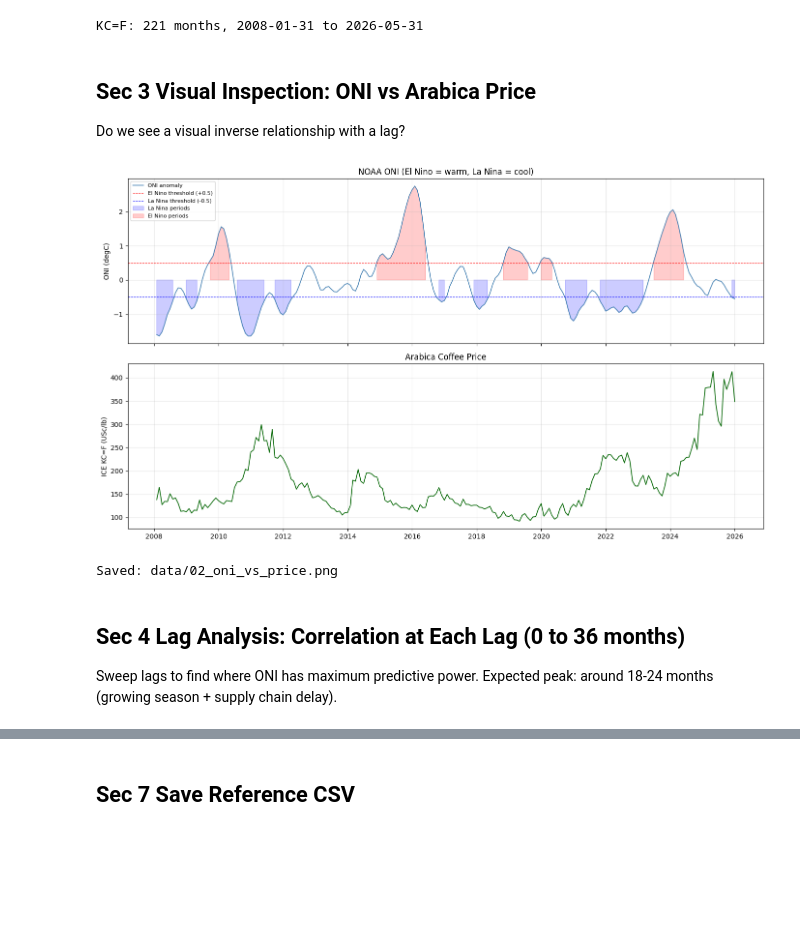
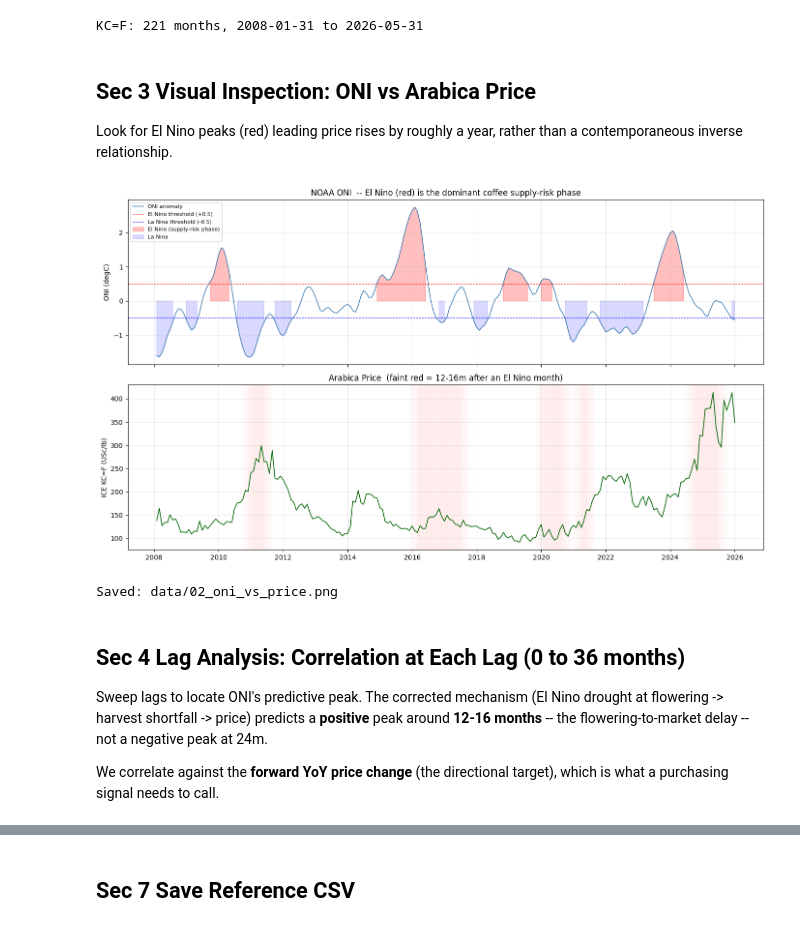
Before and after one commit to abhirajp97/greensignal, a Jupyter notebook: notebooks/coffee_backtests/02_enso_signal.ipynb, the cells around one changed output, grey strips where cells are left out. Saved outputs shown, nothing was run; the diff lists cells and outputs as text; code cells hidden in the pictures; blank space fills up the shorter version.

```diff
--- a/notebooks/coffee_backtests/02_enso_signal.ipynb
+++ b/notebooks/coffee_backtests/02_enso_signal.ipynb
@@ -86,49 +109,59 @@ KC=F: 221 months, 2008-01-31 to 2026-05-31
 # %% [markdown]
 ## Sec 3  Visual Inspection: ONI vs Arabica Price
 
-Do we see a visual inverse relationship with a lag?
+Look for El Nino peaks (red) leading price rises by roughly a year, rather than a
+contemporaneous inverse relationship.
 # %%
 merged_all = kc_df[['settle']].join(oni_df, how='inner').dropna()
 
 fig, axes = plt.subplots(2, 1, figsize=(14, 8), sharex=True)
 
-# ONI with El Nino / La Nina shading
 axes[0].plot(merged_all.index, merged_all['oni_anom'],
              color='steelblue', lw=1.2, label='ONI anomaly')
 axes[0].axhline(0.5,  color='red',  linestyle='--', lw=0.8,
                 label='El Nino threshold (+0.5)')
 axes[0].axhline(-0.5, color='blue', linestyle='--', lw=0.8,
                 label='La Nina threshold (-0.5)')
 axes[0].fill_between(merged_all.index, merged_all['oni_anom'], 0,
+                     where=merged_all['oni_anom'] > 0.5,
+                     alpha=0.25, color='red', label='El Nino (supply-risk phase)')
+axes[0].fill_between(merged_all.index, merged_all['oni_anom'], 0,
                      where=merged_all['oni_anom'] < -0.5,
-                     alpha=0.2, color='blue', label='La Nina periods')
-axes[0].fill_between(merged_all.index, merged_all['oni_anom'], 0,
-                     where=merged_all['oni_anom'] > 0.5,
-                     alpha=0.2, color='red', label='El Nino periods')
+                     alpha=0.15, color='blue', label='La Nina')
 axes[0].set_ylabel('ONI (degC)')
-axes[0].set_title('NOAA ONI (El Nino = warm, La Nina = cool)')
+axes[0].set_title('NOAA ONI  -- El Nino (red) is the dominant coffee supply-risk phase')
 axes[0].legend(fontsize=8)
 axes[0].grid(True, alpha=0.3)
 
+# Shade the same El Nino periods on the price panel, shifted +14m, to eyeball the lead
+en_periods = merged_all['oni_anom'] > 0.5
 axes[1].plot(merged_all.index, merged_all['settle'],
              color='darkgreen', lw=1.2)
+for d in merged_all.index[en_periods]:
+    axes[1].axvspan(d + pd.DateOffset(months=12), d + pd.DateOffset(months=16),
+                    color='red', alpha=0.015)
 axes[1].set_ylabel('ICE KC=F (USc/lb)')
-axes[1].set_title('Arabica Coffee Price')
+axes[1].set_title('Arabica Price  (faint red = 12-16m after an El Nino month)')
 axes[1].grid(True, alpha=0.3)
 
 plt.tight_layout()
 os.makedirs('data', exist_ok=True)
 plt.savefig('data/02_oni_vs_price.png', dpi=150, bbox_inches='tight')
 plt.show()
 print('Saved: data/02_oni_vs_price.png')
 # %% [output]
-[figure, old version]
+[figure, new version]
 Saved: data/02_oni_vs_price.png
-# %% [markdown]
-## Sec 4  Lag Analysis: Correlation at Each Lag (0 to 36 months)
-
-Sweep lags to find where ONI has maximum predictive power.
-Expected peak: around 18-24 months (growing season + supply chain delay).
+# %% [markdown]
+## Sec 4  Lag Analysis: Correlation at Each Lag (0 to 36 months)
+
+Sweep lags to locate ONI's predictive peak. The corrected mechanism (El Nino
+drought at flowering -> harvest shortfall -> price) predicts a **positive** peak
+around **12-16 months** -- the flowering-to-market delay -- not a negative peak
+at 24m.
+
+We correlate against the **forward YoY price change** (the directional target),
+which is what a purchasing signal needs to call.
 # %%
 core = merged_all.loc['2010-01-01':'2024-12-31'].copy()
 core['kc_yoy'] = core['settle'].pct_change(12) * 100
```
Also changed, not shown: parts of 17 cells of this notebook, 12 other files.
